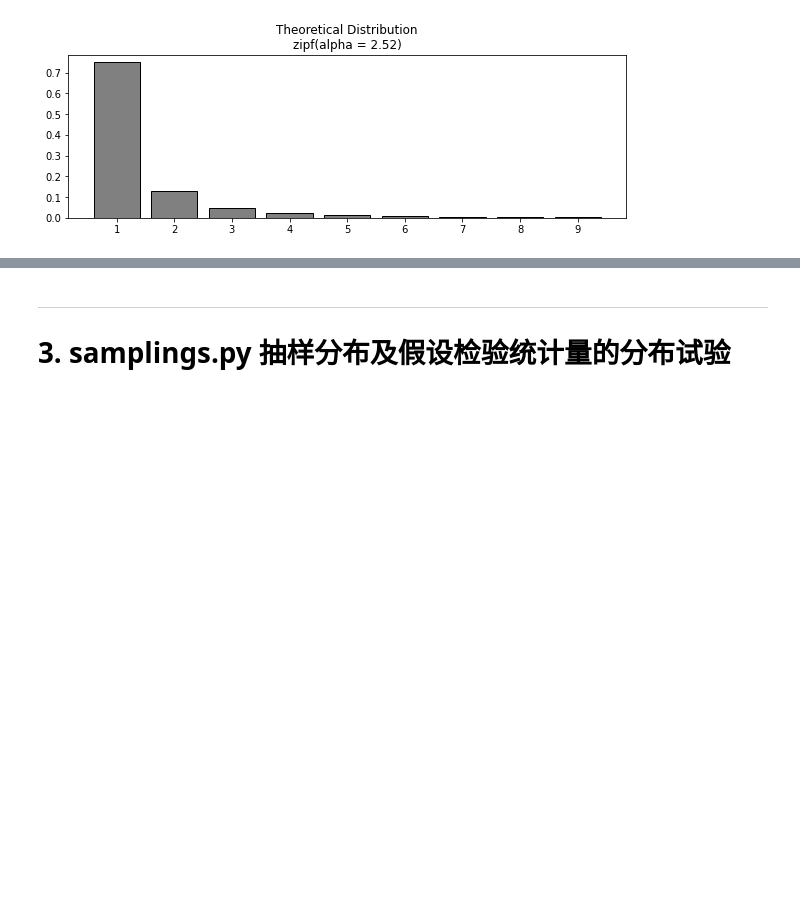
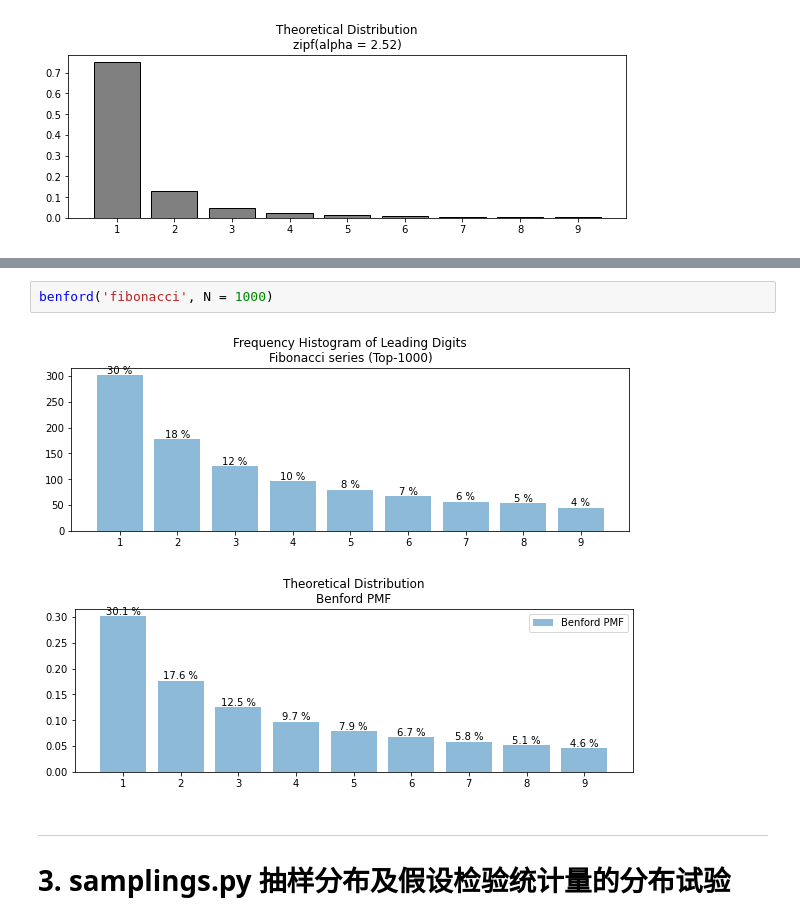
Before and after one commit to zhangys11/mc, a Jupyter notebook: demo.ipynb, the cells around one changed output, grey strips where cells are left out. Cells and saved outputs as stored; diff of their text form; blank space fills up the shorter version.

```diff
--- a/demo.ipynb
+++ b/demo.ipynb
@@ -241,3 +265,8 @@ paper_clips(num_rounds = 10000, num_clips_k = 4)
+# %%
+benford('fibonacci', N = 1000)
+# %% [output]
+[figure, added]
+[figure, added]
 # %% [markdown]
 <hr/>
 
```
Also changed, not shown: parts of 5 cells of this notebook, 8 other files.
